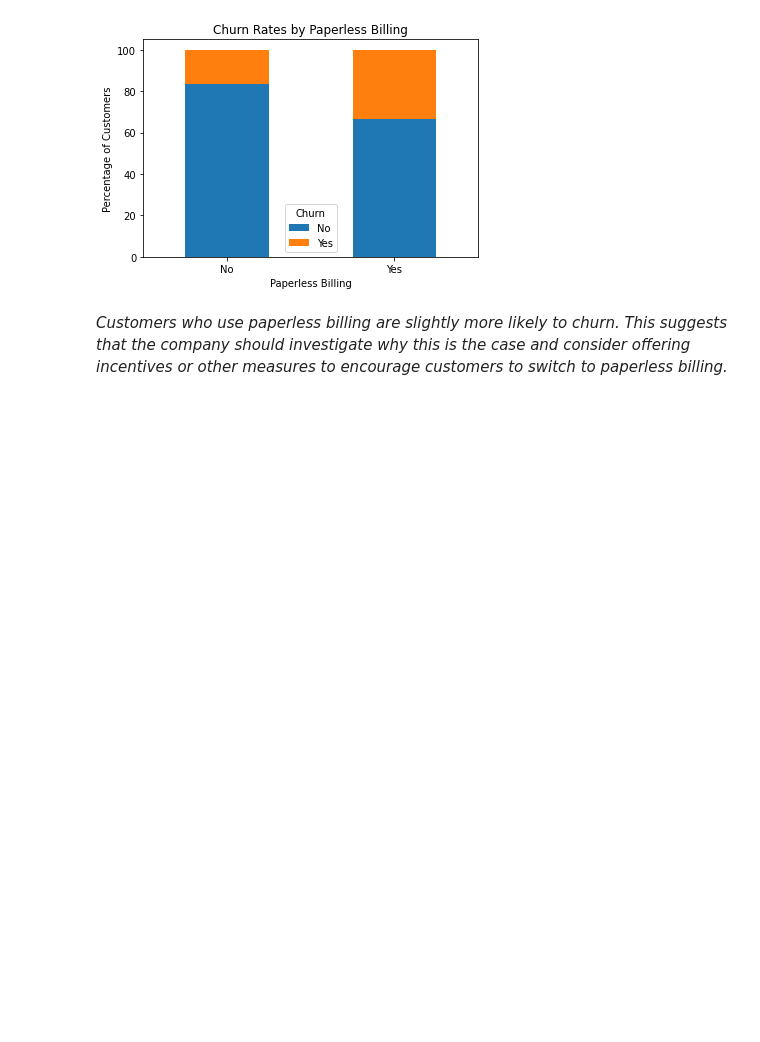
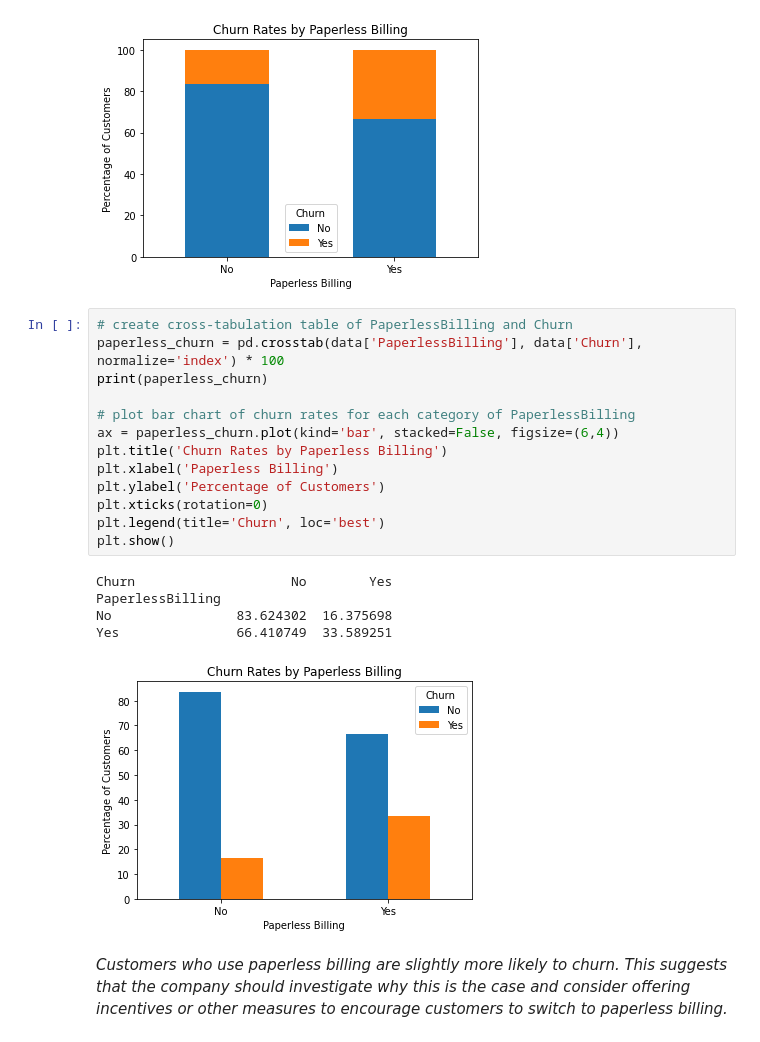
Before and after one commit to SravaniRVS/DATA-606, a Jupyter notebook: Team_Teleco_Force.ipynb, the cells around one changed output. Drawn from its saved outputs; the diff is of its cells as text; blank space fills up the shorter version.

```diff
--- a/Team_Teleco_Force.ipynb
+++ b/Team_Teleco_Force.ipynb
@@ -584,6 +578,25 @@ PaperlessBilling
 No                83.624302  16.375698
 Yes               66.410749  33.589251
 [figure]
+# %%
+# create cross-tabulation table of PaperlessBilling and Churn
+paperless_churn = pd.crosstab(data['PaperlessBilling'], data['Churn'], normalize='index') * 100
+print(paperless_churn)
+
+# plot bar chart of churn rates for each category of PaperlessBilling
+ax = paperless_churn.plot(kind='bar', stacked=False, figsize=(6,4))
+plt.title('Churn Rates by Paperless Billing')
+plt.xlabel('Paperless Billing')
+plt.ylabel('Percentage of Customers')
+plt.xticks(rotation=0)
+plt.legend(title='Churn', loc='best')
+plt.show()
+# %% [output]
+Churn                    No        Yes
+PaperlessBilling
+No                83.624302  16.375698
+Yes               66.410749  33.589251
+[figure, added]
 # %% [markdown]
 *Customers who use paperless billing are slightly more likely to churn. This suggests that the company should investigate why this is the case and consider offering incentives or other measures to encourage customers to switch to paperless billing.*
 # %%
```
Also changed, not shown: parts of 9 cells of this notebook.
